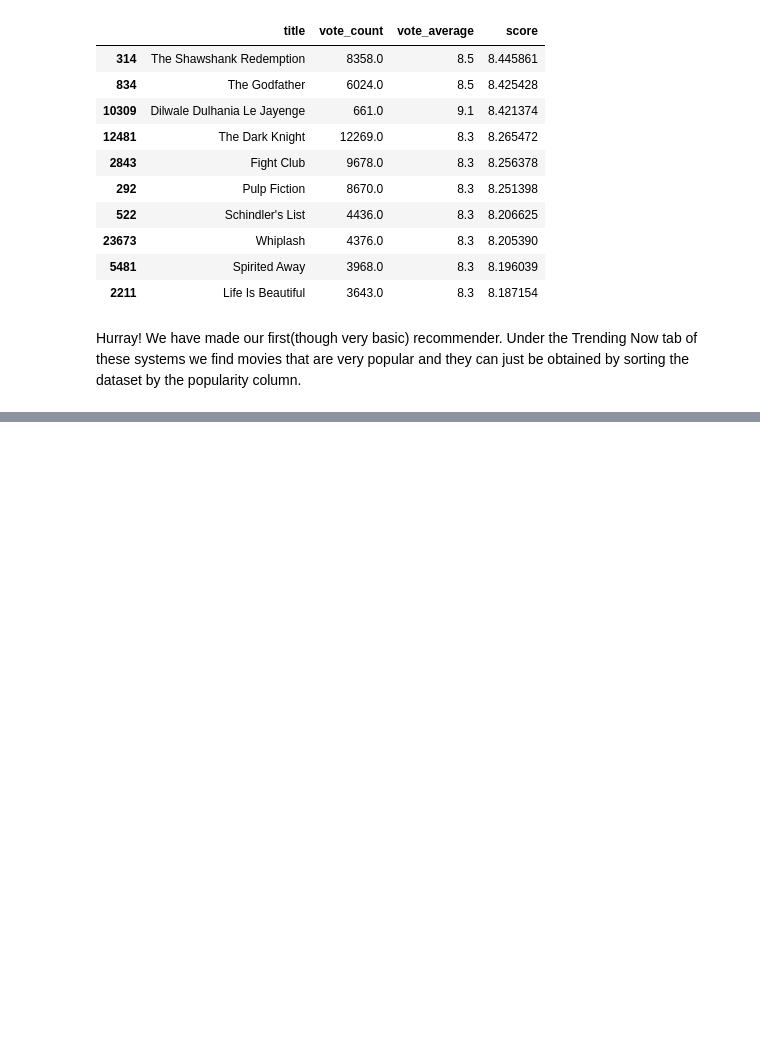
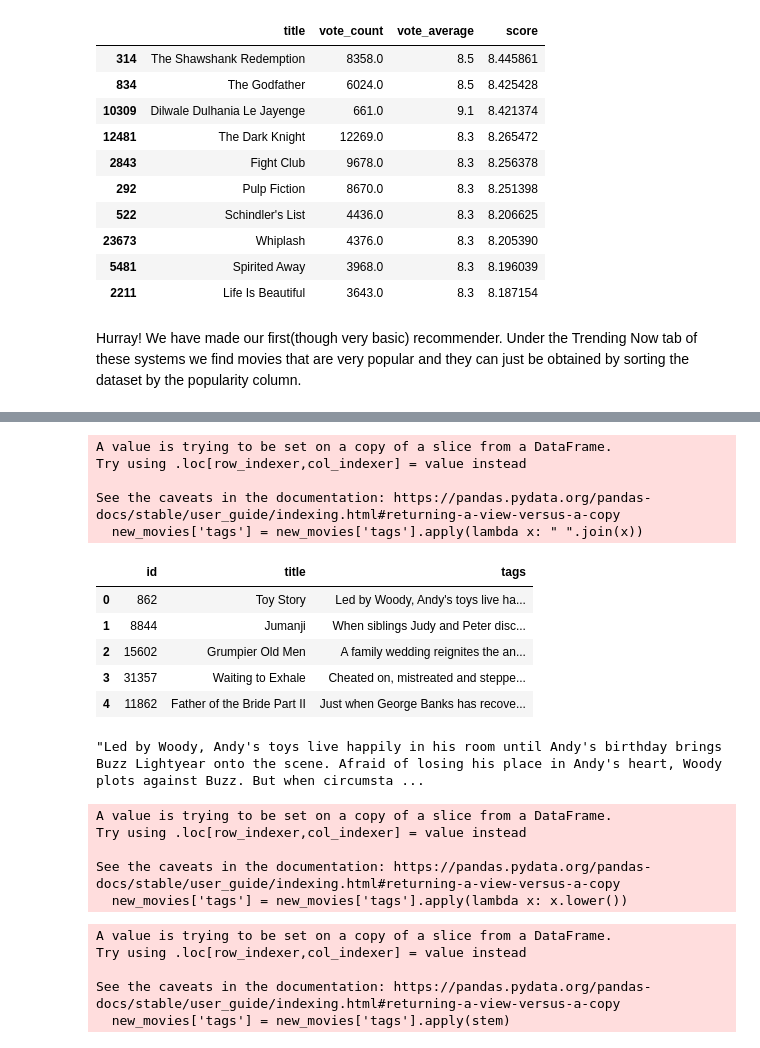
Before and after one commit to minhhoai1001/movie-recommender-system, a Jupyter notebook: Getting Started with a Movie Recommendation System.ipynb, the cells around one changed output, grey strips where cells are left out. Drawn from its saved outputs; the diff is of its cells as text; code cells hidden in the pictures; blank space fills up the shorter version.

```diff
--- a/Getting Started with a Movie Recommendation System.ipynb
+++ b/Getting Started with a Movie Recommendation System.ipynb
@@ -203,0 +429,28 @@ Text(0.5, 1.0, 'Popular Movies')
+# %%
+new_movies = movies[['id', 'title', 'tags']]
+new_movies['tags'] = new_movies['tags'].apply(lambda x: " ".join(x))
+new_movies.head()
+# %% [output]
+A value is trying to be set on a copy of a slice from a DataFrame.
+Try using .loc[row_indexer,col_indexer] = value instead
+
+See the caveats in the documentation: https://pandas.pydata.org/pandas-docs/stable/user_guide/indexing.html#returning-a-view-versus-a-copy
+  new_movies['tags'] = new_movies['tags'].apply(lambda x: " ".join(x))
+|  | id | title | tags |
+| 0 | 862 | Toy Story | Led by Woody, Andy's toys live ha... |
+| 1 | 8844 | Jumanji | When siblings Judy and Peter disc... |
+| 2 | 15602 | Grumpier Old Men | A family wedding reignites the an... |
+| 3 | 31357 | Waiting to Exhale | Cheated on, mistreated and steppe... |
+| 4 | 11862 | Father of the Bride Part II | Just when George Banks has recove... |
+# %%
+new_movies['tags'][0]
+# %% [output]
+"Led by Woody, Andy's toys live happily in his room until Andy's birthday brings Buzz Lightyear onto the scene. Afraid of losing his place in Andy's heart, Woody plots against Buzz. But when circumsta ...
+# %%
+new_movies['tags'] = new_movies['tags'].apply(lambda x: x.lower())
+# %% [output]
+A value is trying to be set on a copy of a slice from a DataFrame.
+Try using .loc[row_indexer,col_indexer] = value instead
+
+See the caveats in the documentation: https://pandas.pydata.org/pandas-docs/stable/user_guide/indexing.html#returning-a-view-versus-a-copy
+  new_movies['tags'] = new_movies['tags'].apply(lambda x: x.lower())
@@ -203,0 +467,8 @@ Text(0.5, 1.0, 'Popular Movies')
+# %%
+new_movies['tags'] = new_movies['tags'].apply(stem)
+# %% [output]
+A value is trying to be set on a copy of a slice from a DataFrame.
+Try using .loc[row_indexer,col_indexer] = value instead
+
+See the caveats in the documentation: https://pandas.pydata.org/pandas-docs/stable/user_guide/indexing.html#returning-a-view-versus-a-copy
+  new_movies['tags'] = new_movies['tags'].apply(stem)
```
Also changed, not shown: parts of 34 cells of this notebook, 3 other files.
